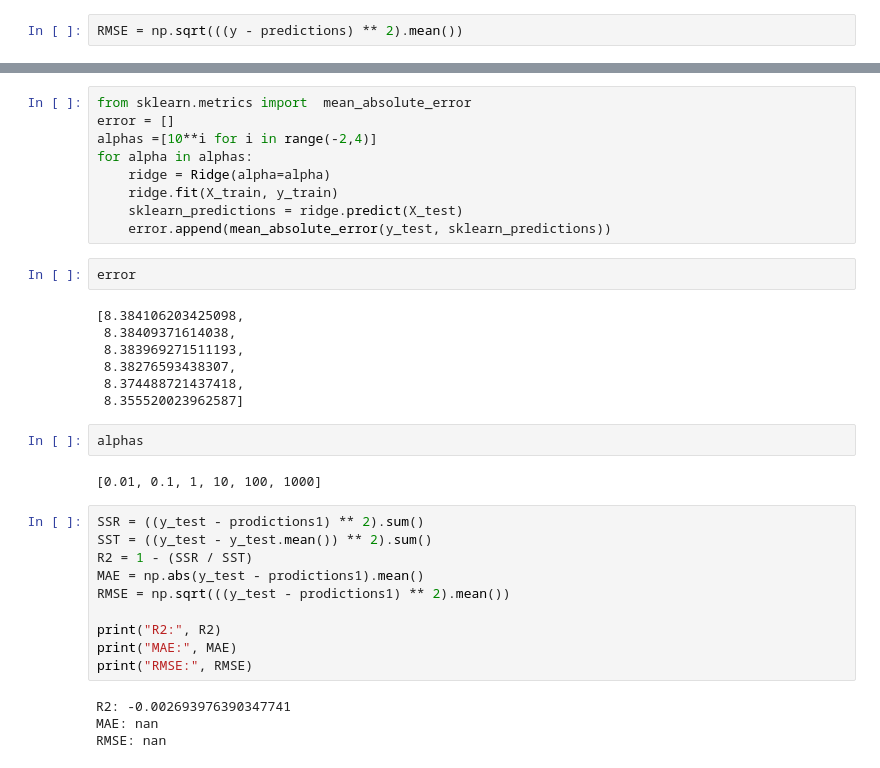
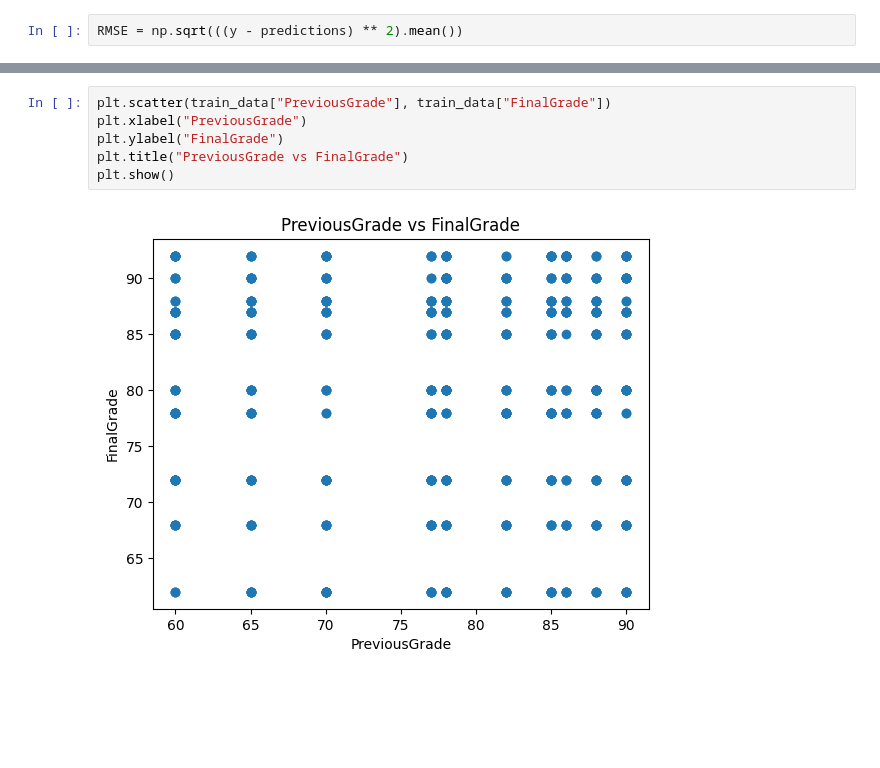
Before and after one commit to BenMedjeghaiaMahdi/ML-Model-for-Student-Performance-Predictions, a Jupyter notebook: task0+1.ipynb, the cells around one changed output, grey strips where cells are left out. Cells and saved outputs as stored; diff of their text form; blank space fills up the shorter version.

```diff
--- a/task0+1.ipynb
+++ b/task0+1.ipynb
@@ -768,36 +820,8 @@ dtype: float64
-# %%
-from sklearn.metrics import  mean_absolute_error
-error = []
-alphas =[10**i for i in range(-2,4)]
-for alpha in alphas:
-    ridge = Ridge(alpha=alpha)
-    ridge.fit(X_train, y_train)
-    sklearn_predictions = ridge.predict(X_test)
-    error.append(mean_absolute_error(y_test, sklearn_predictions))
-# %%
-error
-# %% [output]
-[8.384106203425098,
- 8.38409371614038,
- 8.383969271511193,
- 8.38276593438307,
- 8.374488721437418,
- 8.355520023962587]
-# %%
-alphas
-# %% [output]
-[0.01, 0.1, 1, 10, 100, 1000]
-# %%
-SSR = ((y_test - prodictions1) ** 2).sum()
-SST = ((y_test - y_test.mean()) ** 2).sum()
-R2 = 1 - (SSR / SST)
-MAE = np.abs(y_test - prodictions1).mean()
-RMSE = np.sqrt(((y_test - prodictions1) ** 2).mean())
-
-print("R2:", R2)
-print("MAE:", MAE)
-print("RMSE:", RMSE)
-# %% [output]
-R2: -0.002693976390347741
-MAE: nan
-RMSE: nan
+# %%
+plt.scatter(train_data["PreviousGrade"], train_data["FinalGrade"])
+plt.xlabel("PreviousGrade")
+plt.ylabel("FinalGrade")
+plt.title("PreviousGrade vs FinalGrade")
+plt.show()
+# %% [output]
+[figure, added]
```
Also changed, not shown: parts of 150 cells of this notebook.
